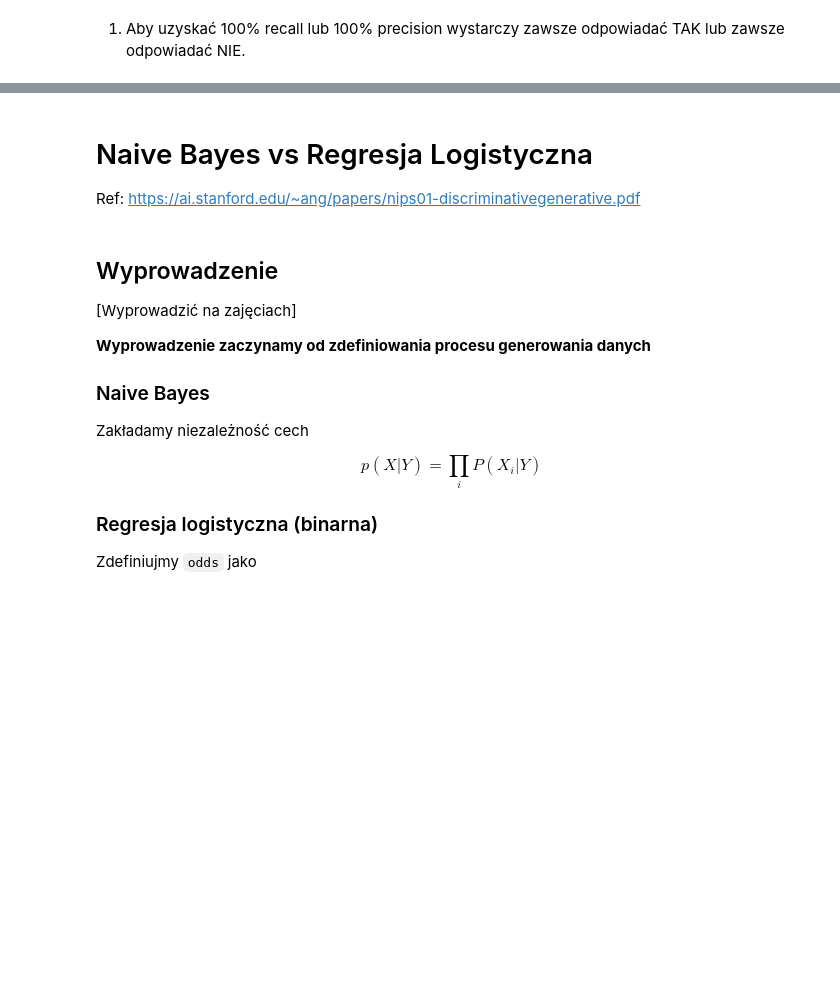
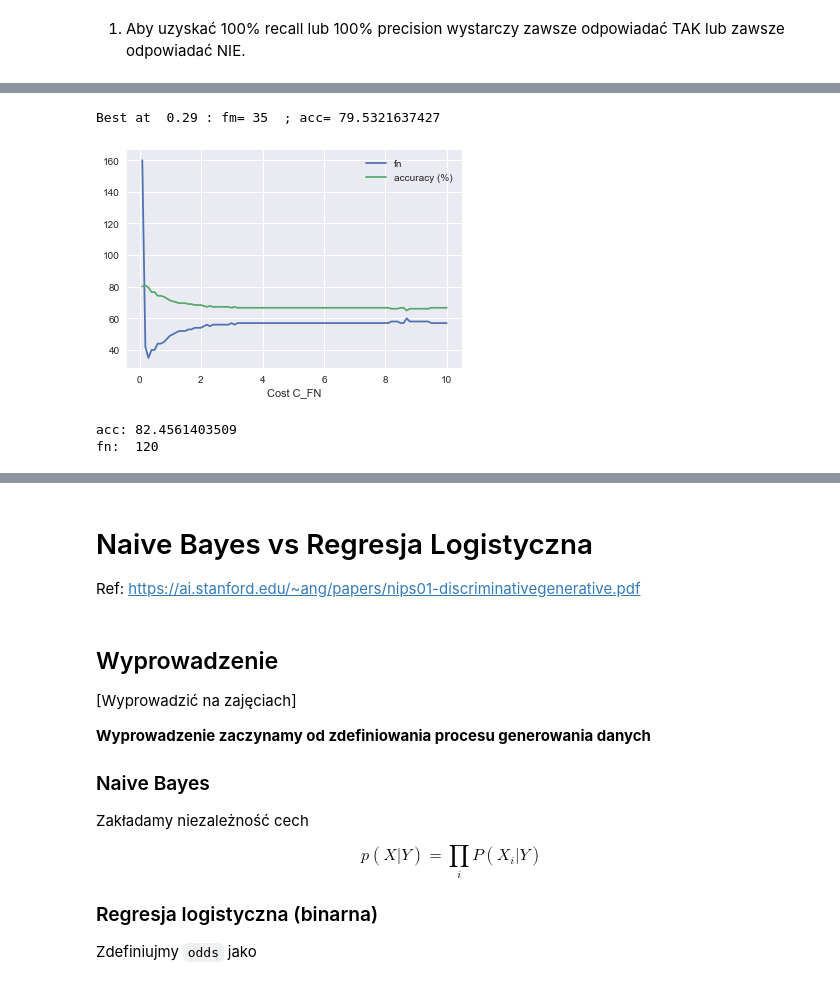
Before and after one commit to 13MaxG/MachineLearningAndrzeja, a Jupyter notebook: L7.ipynb, the cells around one changed output, grey strips where cells are left out. Saved outputs shown, nothing was run; the diff lists cells and outputs as text; code cells hidden in the pictures; blank space fills up the shorter version.

```diff
--- a/L7.ipynb
+++ b/L7.ipynb
@@ -199,11 +199,40 @@ a) Przetestuj pare wag klasy negatywnej przez podanie argumentu class_weight do
 b) Równoważnym sposobem tworzenia "cost-sensitive" klasyfikatora z modelu probabilistycznego jest zmiana progu (patrz Zadanie 1). Znajdź taki próg, aby wynik klasyfikatora z tym progiem był równoważny argumentowi class_weight, który daje w punkcie a) najlepszy wynik.
 
 Podpowiedź: Jeśli 2 sprawia problem, przejrzyj załączoną publikację
+# %%
+weigths = [x*0.1+0.09  for x in xrange(100)]
+accuracy = [ 0 for x in xrange(100)]
+fn = [ 0 for x in xrange(100)]
+
+for i in xrange(100):
+    model = LogisticRegression(C=1, class_weight={0:10*weigths[i],1:1})
+    model.fit(train_X,train_y)
+    pred = model.predict(test_X)
+    accuracy[i] = 100.0*accuracy_score(pred, test_y)
+    fn[i] =  FN_aversive(pred, test_y)
+am =  np.argmin(fn)
+print "Best at ", weigths[ am ],": fm=", fn[am], " ; acc=", accuracy[am]
+_=plt.plot(weigths, fn,label="fn")
+_=plt.plot(weigths, accuracy,label="accuracy (%)")
+_=plt.legend()
+_=plt.xlabel('Cost C_FN')
+# %% [output]
+Best at  0.29 : fm= 35  ; acc= 79.5321637427
+[figure, added]
 # %%
 def FN_aversive(y_true, y_pred):
     FN = sum((y_true == 1) * (y_pred != y_true))
     FP = sum((y_true == 0) * (y_pred != y_true))
     return 10 * FN + FP
+# %%
+model = LogisticRegression(C=1)
+model.fit(train_X,train_y)
+pred = model.predict(test_X)
+print "acc:", 100.0*accuracy_score(pred, test_y)
+print "fn: ", FN_aversive(pred, test_y)
+# %% [output]
+acc: 82.4561403509
+fn:  120
 # %% [markdown]
 # Metryki c.d. (model probabilistyczny)
 
```
Also changed, not shown: parts of 2 cells of this notebook, 1 other file.
